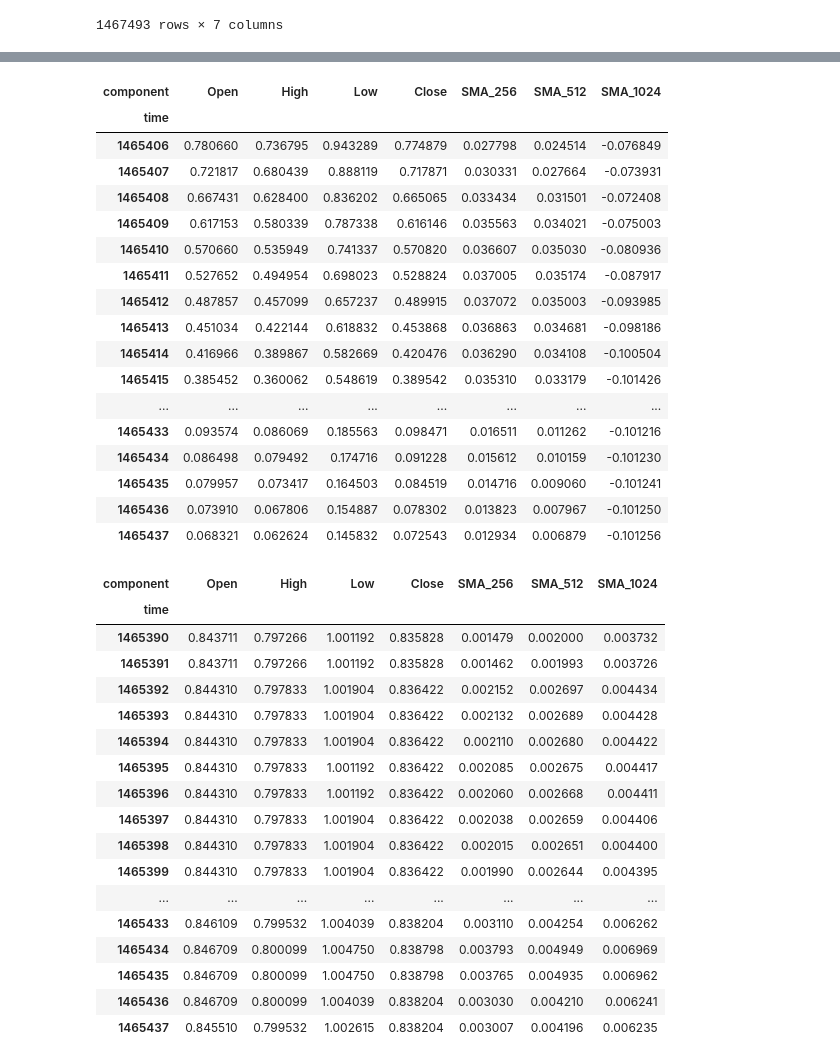
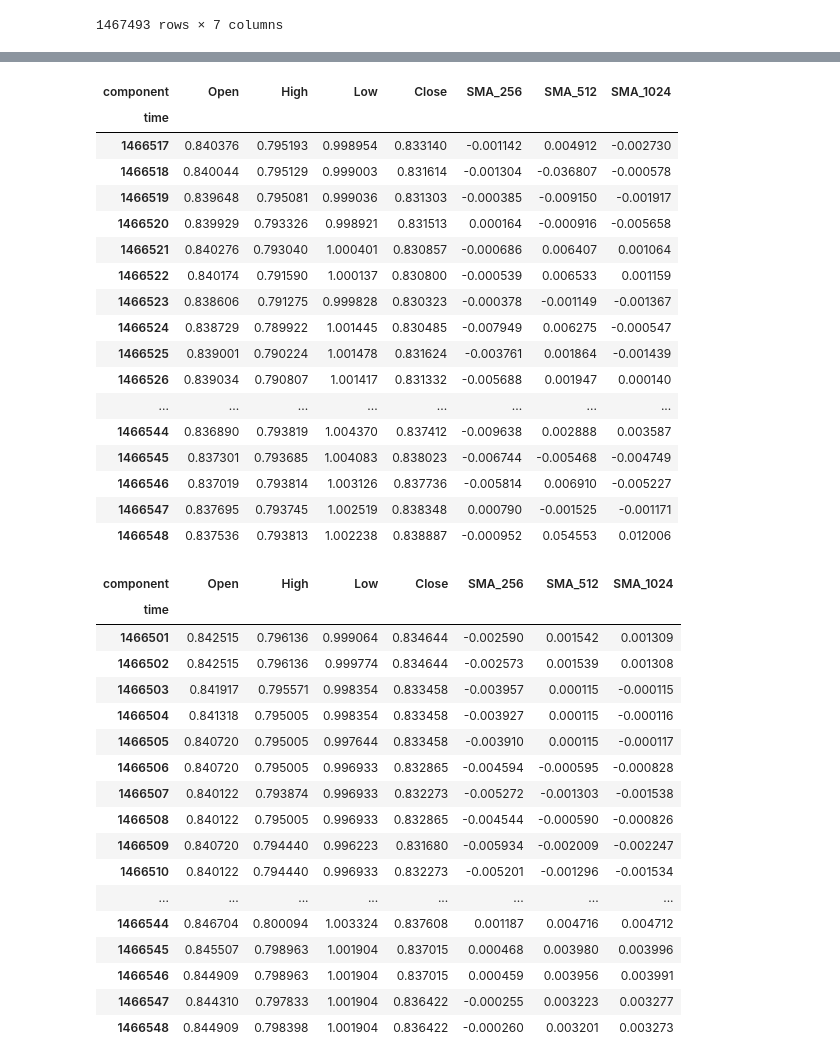
Before and after one commit to Klok-e/python-price-predict-experiment, a Jupyter notebook: price prediction_v3.ipynb, the cells around one changed output, grey strips where cells are left out. Saved outputs shown, nothing was run; the diff lists cells and outputs as text; code cells hidden in the pictures.

```diff
--- a/price prediction_v3.ipynb
+++ b/price prediction_v3.ipynb
@@ -144,8 +154,13 @@ def preprocess(df, scaler=None):
     df_all = df_all.dropna()
 
     # Apply MinMax scaling to all columns
-    scaler = MultiScaler(MinMaxScaler(), StandardScaler()) if scaler is None else scaler
-    df_scaled = pd.DataFrame(scaler.min_max.fit_transform(scaler.std.fit_transform(df_all)),
+    if scaler is None:
+        scaler = MultiScaler(MinMaxScaler(feature_range=(-1, 1)), StandardScaler())
+        df_multi_scaled = scaler.min_max.fit_transform(scaler.std.fit_transform(df_all))
+    else:
+        df_multi_scaled = scaler.min_max.transform(scaler.std.transform(df_all))
+
+    df_scaled = pd.DataFrame(df_multi_scaled,
                              columns=df_all.columns,
                              index=df_all.index)
 
@@ -281,8 +340,8 @@ PREDICTION_LENGTH = 32
 #     random_state=42,
 # )
 
-# my_model = TFTModel.load("model-weights-1693758552.932289.pt")
-my_model = RNNModel.load("model-weights-1693938214.4048839.pt")
+my_model = TFTModel.load("model-weights-1694092035.1712623.pt")
+# my_model = RNNModel.load("model-weights-1694033110.215867.pt")
 
 # my_model.fit(target_train, val_series=target_val, verbose=True)
 # %%
@@ -315,9 +378,10 @@ KeyboardInterrupt:
 # %%
-OFFSET_BACK = 3110
+OFFSET_BACK = 1999
 predict_X = target_series[-SEQUENCE_LENGTH - OFFSET_BACK:-OFFSET_BACK]
 assert len(predict_X) == SEQUENCE_LENGTH
 pred: TimeSeries = my_model.predict(PREDICTION_LENGTH, predict_X)
 
 target_val["Close"].slice_intersect(pred["Close"]).plot(label="target")
 pred["Close"].plot(label="prediction")
+predict_X.pd_dataframe()
 # %% [output]
@@ -330,47 +407,47 @@ inverted_pred
 # %% [output]
 | component | Open | High | Low | Close | SMA_256 | SMA_512 | SMA_1024 |
 | time |  |  |  |  |  |  |  |
-| 1465406 | 0.780660 | 0.736795 | 0.943289 | 0.774879 | 0.027798 | 0.024514 | -0.076849 |
-| 1465407 | 0.721817 | 0.680439 | 0.888119 | 0.717871 | 0.030331 | 0.027664 | -0.073931 |
-| 1465408 | 0.667431 | 0.628400 | 0.836202 | 0.665065 | 0.033434 | 0.031501 | -0.072408 |
-| 1465409 | 0.617153 | 0.580339 | 0.787338 | 0.616146 | 0.035563 | 0.034021 | -0.075003 |
-| 1465410 | 0.570660 | 0.535949 | 0.741337 | 0.570820 | 0.036607 | 0.035030 | -0.080936 |
-| 1465411 | 0.527652 | 0.494954 | 0.698023 | 0.528824 | 0.037005 | 0.035174 | -0.087917 |
-| 1465412 | 0.487857 | 0.457099 | 0.657237 | 0.489915 | 0.037072 | 0.035003 | -0.093985 |
-| 1465413 | 0.451034 | 0.422144 | 0.618832 | 0.453868 | 0.036863 | 0.034681 | -0.098186 |
-| 1465414 | 0.416966 | 0.389867 | 0.582669 | 0.420476 | 0.036290 | 0.034108 | -0.100504 |
-| 1465415 | 0.385452 | 0.360062 | 0.548619 | 0.389542 | 0.035310 | 0.033179 | -0.101426 |
+| 1466517 | 0.840376 | 0.795193 | 0.998954 | 0.833140 | -0.001142 | 0.004912 | -0.002730 |
+| 1466518 | 0.840044 | 0.795129 | 0.999003 | 0.831614 | -0.001304 | -0.036807 | -0.000578 |
+| 1466519 | 0.839648 | 0.795081 | 0.999036 | 0.831303 | -0.000385 | -0.009150 | -0.001917 |
+| 1466520 | 0.839929 | 0.793326 | 0.998921 | 0.831513 | 0.000164 | -0.000916 | -0.005658 |
+| 1466521 | 0.840276 | 0.793040 | 1.000401 | 0.830857 | -0.000686 | 0.006407 | 0.001064 |
+| 1466522 | 0.840174 | 0.791590 | 1.000137 | 0.830800 | -0.000539 | 0.006533 | 0.001159 |
+| 1466523 | 0.838606 | 0.791275 | 0.999828 | 0.830323 | -0.000378 | -0.001149 | -0.001367 |
+| 1466524 | 0.838729 | 0.789922 | 1.001445 | 0.830485 | -0.007949 | 0.006275 | -0.000547 |
+| 1466525 | 0.839001 | 0.790224 | 1.001478 | 0.831624 | -0.003761 | 0.001864 | -0.001439 |
+| 1466526 | 0.839034 | 0.790807 | 1.001417 | 0.831332 | -0.005688 | 0.001947 | 0.000140 |
 | ... | ... | ... | ... | ... | ... | ... | ... |
-| 1465433 | 0.093574 | 0.086069 | 0.185563 | 0.098471 | 0.016511 | 0.011262 | -0.101216 |
-| 1465434 | 0.086498 | 0.079492 | 0.174716 | 0.091228 | 0.015612 | 0.010159 | -0.101230 |
-| 1465435 | 0.079957 | 0.073417 | 0.164503 | 0.084519 | 0.014716 | 0.009060 | -0.101241 |
-| 1465436 | 0.073910 | 0.067806 | 0.154887 | 0.078302 | 0.013823 | 0.007967 | -0.101250 |
-| 1465437 | 0.068321 | 0.062624 | 0.145832 | 0.072543 | 0.012934 | 0.006879 | -0.101256 |
+| 1466544 | 0.836890 | 0.793819 | 1.004370 | 0.837412 | -0.009638 | 0.002888 | 0.003587 |
+| 1466545 | 0.837301 | 0.793685 | 1.004083 | 0.838023 | -0.006744 | -0.005468 | -0.004749 |
+| 1466546 | 0.837019 | 0.793814 | 1.003126 | 0.837736 | -0.005814 | 0.006910 | -0.005227 |
+| 1466547 | 0.837695 | 0.793745 | 1.002519 | 0.838348 | 0.000790 | -0.001525 | -0.001171 |
+| 1466548 | 0.837536 | 0.793813 | 1.002238 | 0.838887 | -0.000952 | 0.054553 | 0.012006 |
 # %%
 PLOT_BEFORE_PREDICTION = int(PREDICTION_LENGTH / 2)
 start_idx = predict_X[-1].time_index.start
-original_start_tg = dataset.loc[start_idx]
+original_start_tg = dataset.loc[start_idx - PLOT_BEFORE_PREDICTION]
 index = target_series.time_index.intersection(pred.time_index)
 index = index.union(index - PLOT_BEFORE_PREDICTION)
 inverted_target = invert_preprocess(original_start_tg, scaler, target_series[index].pd_dataframe())
 inverted_target
 # %% [output]
 | component | Open | High | Low | Close | SMA_256 | SMA_512 | SMA_1024 |
 | time |  |  |  |  |  |  |  |
-| 1465390 | 0.843711 | 0.797266 | 1.001192 | 0.835828 | 0.001479 | 0.002000 | 0.003732 |
-| 1465391 | 0.843711 | 0.797266 | 1.001192 | 0.835828 | 0.001462 | 0.001993 | 0.003726 |
-| 1465392 | 0.844310 | 0.797833 | 1.001904 | 0.836422 | 0.002152 | 0.002697 | 0.004434 |
-| 1465393 | 0.844310 | 0.797833 | 1.001904 | 0.836422 | 0.002132 | 0.002689 | 0.004428 |
-| 1465394 | 0.844310 | 0.797833 | 1.001904 | 0.836422 | 0.002110 | 0.002680 | 0.004422 |
-| 1465395 | 0.844310 | 0.797833 | 1.001192 | 0.836422 | 0.002085 | 0.002675 | 0.004417 |
-| 1465396 | 0.844310 | 0.797833 | 1.001192 | 0.836422 | 0.002060 | 0.002668 | 0.004411 |
-| 1465397 | 0.844310 | 0.797833 | 1.001904 | 0.836422 | 0.002038 | 0.002659 | 0.004406 |
-| 1465398 | 0.844310 | 0.797833 | 1.001904 | 0.836422 | 0.002015 | 0.002651 | 0.004400 |
-| 1465399 | 0.844310 | 0.797833 | 1.001904 | 0.836422 | 0.001990 | 0.002644 | 0.004395 |
+| 1466501 | 0.842515 | 0.796136 | 0.999064 | 0.834644 | -0.002590 | 0.001542 | 0.001309 |
+| 1466502 | 0.842515 | 0.796136 | 0.999774 | 0.834644 | -0.002573 | 0.001539 | 0.001308 |
+| 1466503 | 0.841917 | 0.795571 | 0.998354 | 0.833458 | -0.003957 | 0.000115 | -0.000115 |
+| 1466504 | 0.841318 | 0.795005 | 0.998354 | 0.833458 | -0.003927 | 0.000115 | -0.000116 |
+| 1466505 | 0.840720 | 0.795005 | 0.997644 | 0.833458 | -0.003910 | 0.000115 | -0.000117 |
+| 1466506 | 0.840720 | 0.795005 | 0.996933 | 0.832865 | -0.004594 | -0.000595 | -0.000828 |
+| 1466507 | 0.840122 | 0.793874 | 0.996933 | 0.832273 | -0.005272 | -0.001303 | -0.001538 |
+| 1466508 | 0.840122 | 0.795005 | 0.996933 | 0.832865 | -0.004544 | -0.000590 | -0.000826 |
+| 1466509 | 0.840720 | 0.794440 | 0.996223 | 0.831680 | -0.005934 | -0.002009 | -0.002247 |
+| 1466510 | 0.840122 | 0.794440 | 0.996933 | 0.832273 | -0.005201 | -0.001296 | -0.001534 |
 | ... | ... | ... | ... | ... | ... | ... | ... |
-| 1465433 | 0.846109 | 0.799532 | 1.004039 | 0.838204 | 0.003110 | 0.004254 | 0.006262 |
-| 1465434 | 0.846709 | 0.800099 | 1.004750 | 0.838798 | 0.003793 | 0.004949 | 0.006969 |
-| 1465435 | 0.846709 | 0.800099 | 1.004750 | 0.838798 | 0.003765 | 0.004935 | 0.006962 |
-| 1465436 | 0.846709 | 0.800099 | 1.004039 | 0.838204 | 0.003030 | 0.004210 | 0.006241 |
-| 1465437 | 0.845510 | 0.799532 | 1.002615 | 0.838204 | 0.003007 | 0.004196 | 0.006235 |
+| 1466544 | 0.846704 | 0.800094 | 1.003324 | 0.837608 | 0.001187 | 0.004716 | 0.004712 |
+| 1466545 | 0.845507 | 0.798963 | 1.001904 | 0.837015 | 0.000468 | 0.003980 | 0.003996 |
+| 1466546 | 0.844909 | 0.798963 | 1.001904 | 0.837015 | 0.000459 | 0.003956 | 0.003991 |
+| 1466547 | 0.844310 | 0.797833 | 1.001904 | 0.836422 | -0.000255 | 0.003223 | 0.003277 |
+| 1466548 | 0.844909 | 0.798398 | 1.001904 | 0.836422 | -0.000260 | 0.003201 | 0.003273 |
 # %%
```
Also changed, not shown: parts of 10 cells of this notebook, 1 other file.
